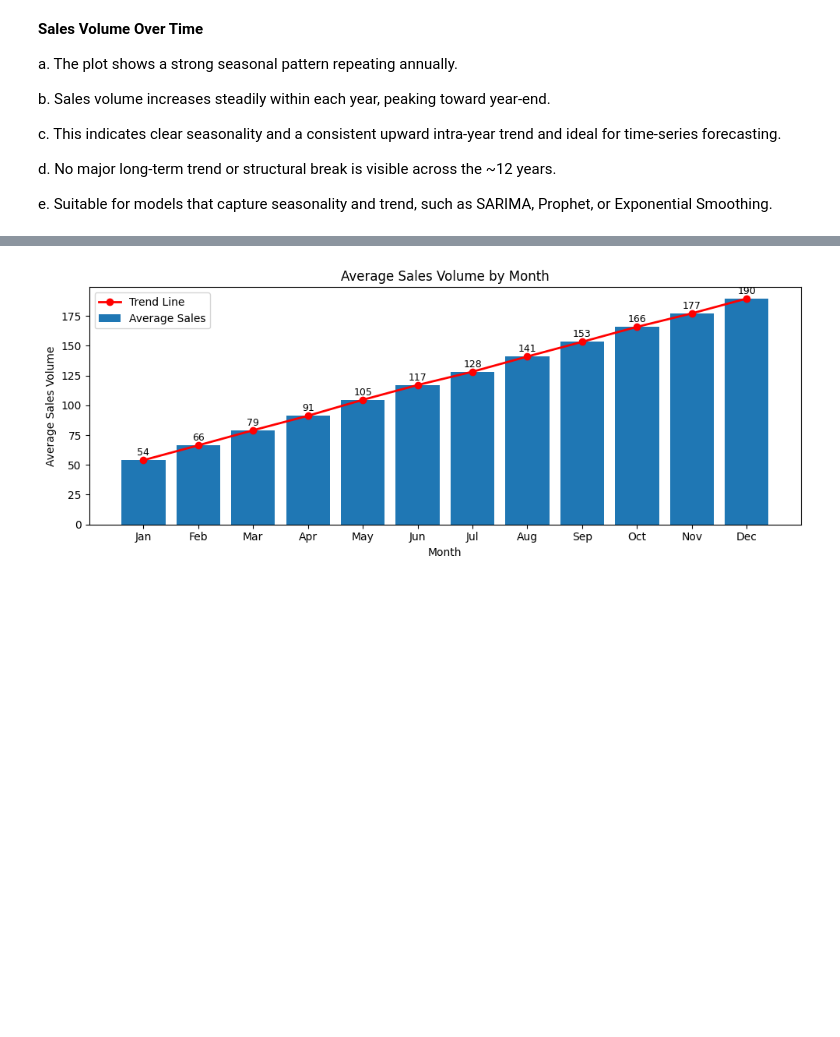
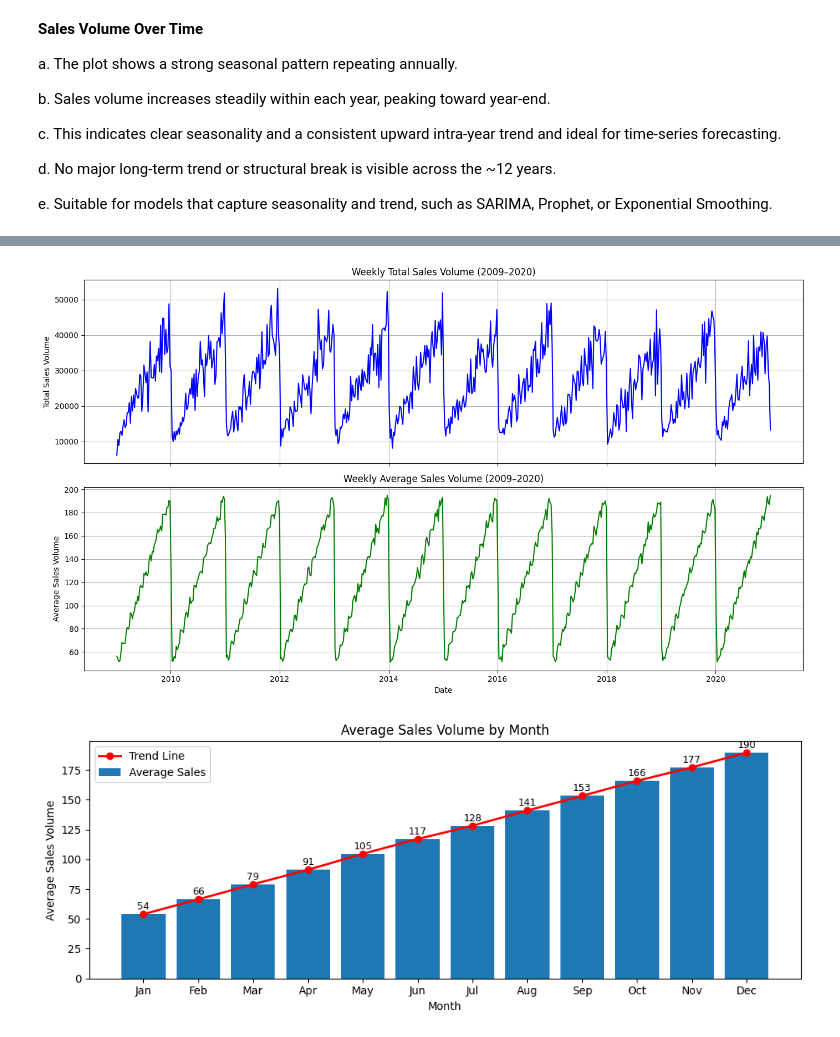
Before and after one commit to Sidikat123/Electrotech_Sales_Forecating, a Jupyter notebook: Data Cleaning&EDA/clean.ipynb, the cells around one changed output, grey strips where cells are left out. Cells and saved outputs as stored; diff of their text form; code cells hidden in the pictures; blank space fills up the shorter version.

```diff
--- a/Data Cleaning&EDA/clean.ipynb
+++ b/Data Cleaning&EDA/clean.ipynb
@@ -345,3 +371,32 @@ e. Suitable for models that capture seasonality and trend, such as SARIMA, Proph
+# %%
+# # Weekly Trend from 2009 to 2020 (Mean and Summ)
+# Filter data from 2009 to 2020
+filtered_data = data.loc['2009':'2020']
+
+# Resample weekly and compute sum and mean
+weekly_sum = filtered_data.resample('W')['Sales_Volume'].sum().reset_index()
+weekly_mean = filtered_data.resample('W')['Sales_Volume'].mean().reset_index()
+
+# Plotting
+fig, axes = plt.subplots(nrows=2, ncols=1, figsize=(14, 8), sharex=True)
+
+# Weekly total sales
+axes[0].plot(weekly_sum['Date'], weekly_sum['Sales_Volume'], color='blue')
+axes[0].set_title('Weekly Total Sales Volume (2009–2020)')
+axes[0].set_ylabel('Total Sales Volume')
+axes[0].grid(True)
+
+# Weekly average sales
+axes[1].plot(weekly_mean['Date'], weekly_mean['Sales_Volume'], color='green')
+axes[1].set_title('Weekly Average Sales Volume (2009–2020)')
+axes[1].set_xlabel('Date')
+axes[1].set_ylabel('Average Sales Volume')
+axes[1].grid(True)
+
+plt.tight_layout()
+plt.show()
+# %% [output]
+[figure, added]
 # %%
 # Monthly Trends
 # Create new time features
```
Also changed, not shown: parts of 1 cell of this notebook.
